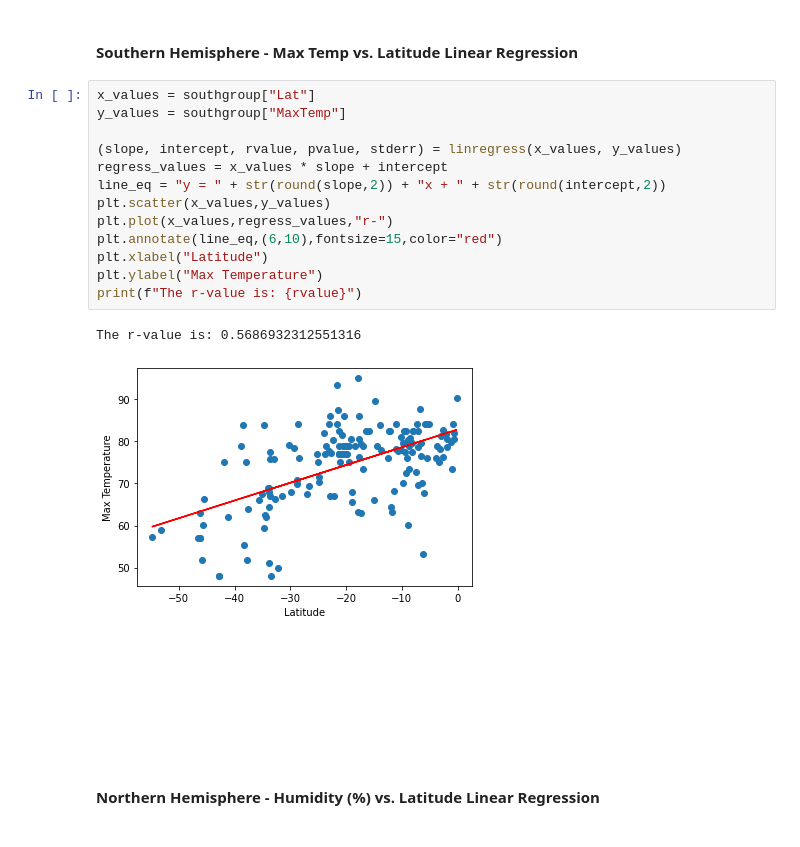
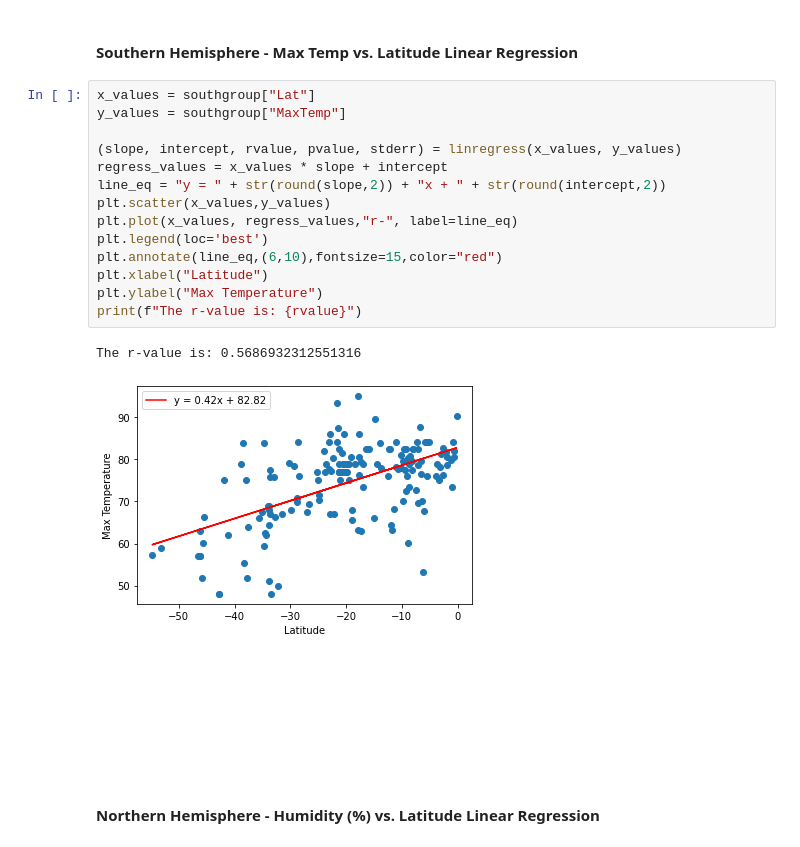
Before and after one commit to sabrinawjo/API_Challenge, a Jupyter notebook: WeatherPy/WeatherPy.ipynb, the cells around one changed output. Saved outputs shown, nothing was run; the diff lists cells and outputs as text.

```diff
--- a/WeatherPy/WeatherPy.ipynb
+++ b/WeatherPy/WeatherPy.ipynb
@@ -321,19 +321,20 @@ The r-value is: -0.8470384552170724
 # %%
 x_values = southgroup["Lat"]
 y_values = southgroup["MaxTemp"]
 
 (slope, intercept, rvalue, pvalue, stderr) = linregress(x_values, y_values)
 regress_values = x_values * slope + intercept
 line_eq = "y = " + str(round(slope,2)) + "x + " + str(round(intercept,2))
 plt.scatter(x_values,y_values)
-plt.plot(x_values,regress_values,"r-")
+plt.plot(x_values, regress_values,"r-", label=line_eq)
+plt.legend(loc='best')
 plt.annotate(line_eq,(6,10),fontsize=15,color="red")
 plt.xlabel("Latitude")
 plt.ylabel("Max Temperature")
 print(f"The r-value is: {rvalue}")
 # %% [output]
 The r-value is: 0.5686932312551316
-[figure, old version]
+[figure, new version]
 # %% [markdown]
 ####  Northern Hemisphere - Humidity (%) vs. Latitude Linear Regression
 # %%
```
